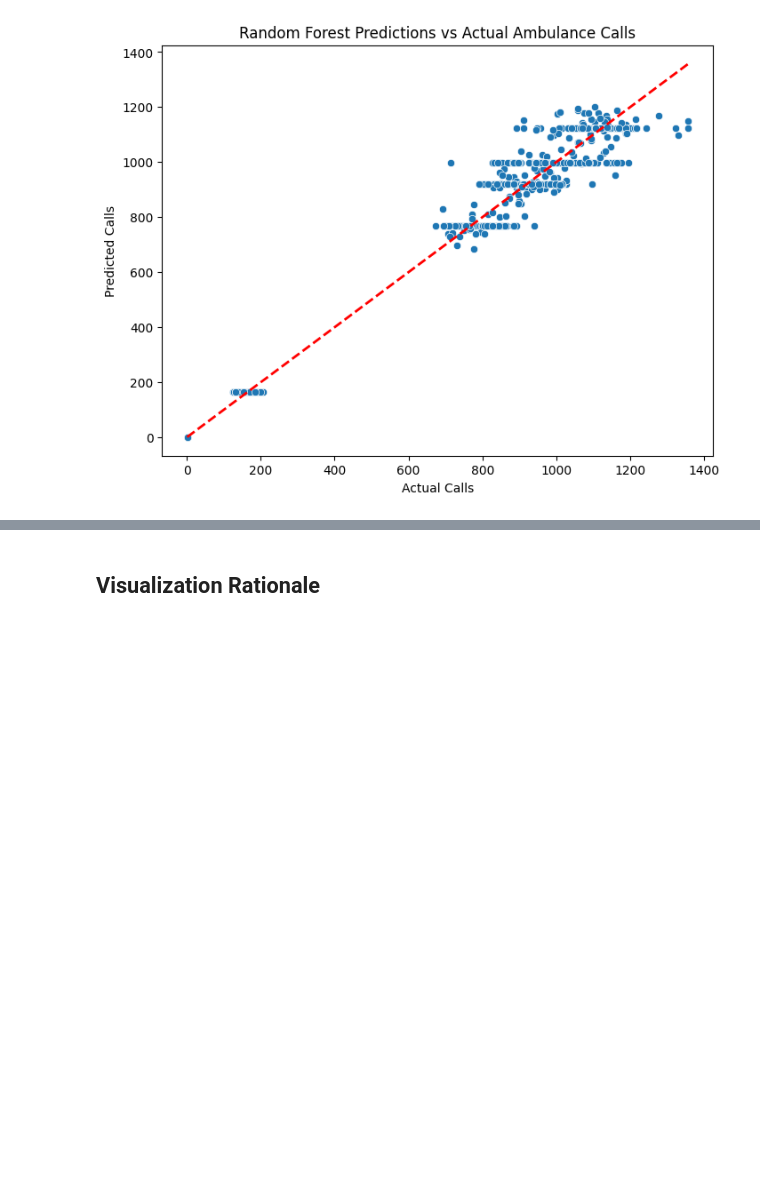
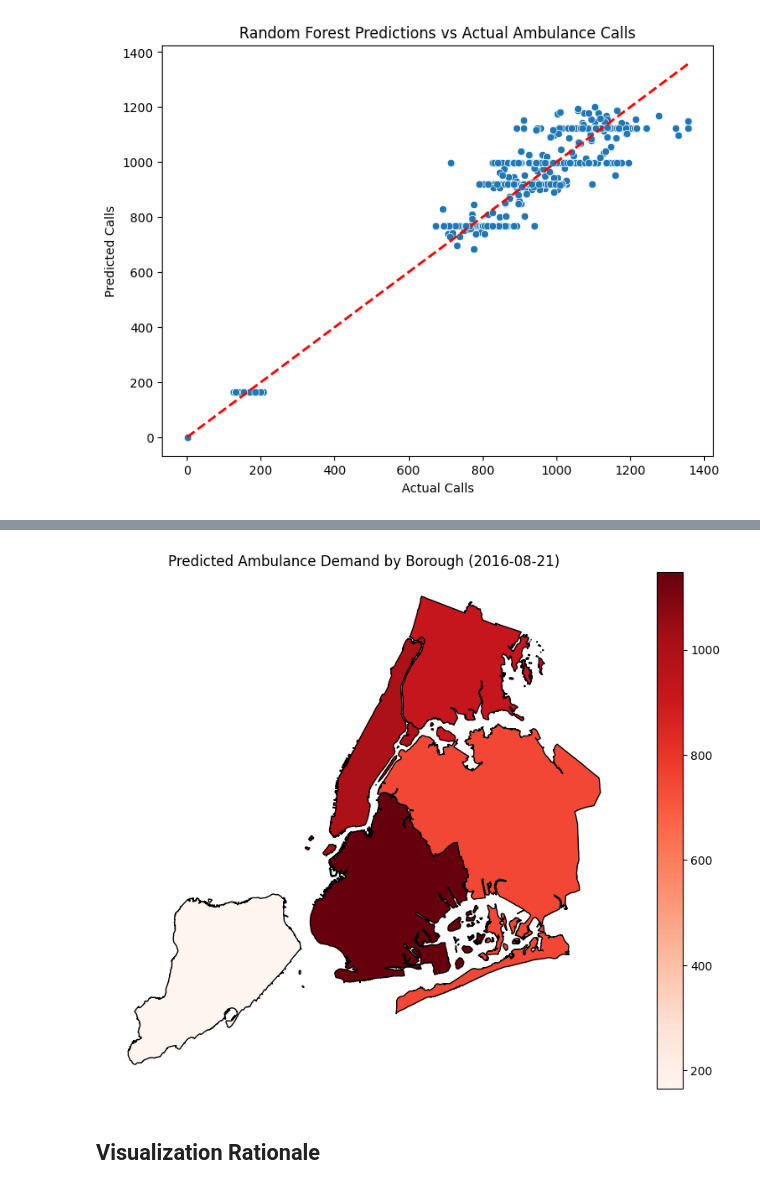
Before and after one commit to nylaup/ds4320-project1, a Jupyter notebook: new.ipynb, the cells around one changed output, grey strips where cells are left out. Saved outputs shown, nothing was run; the diff lists cells and outputs as text; code cells hidden in the pictures; blank space fills up the shorter version.

Commit message:
update visual

```diff
--- a/new.ipynb
+++ b/new.ipynb
@@ -153,2 +172,50 @@ plt.show()
+# %%
+target_date = "2016-08-21"
+
+boroughs = ["MANHATTAN", "BROOKLYN", "QUEENS", "BRONX", "STATEN ISLAND"]
+
+#filter for given date
+dated_df = df[df["date"] == target_date].copy()
+
+#prepare X
+sample_X = dated_df.drop(columns=["total_calls", "date"])
+sample_X = pd.get_dummies(sample_X, columns=["borough"], drop_first=True)
+
+#fix borough names
+dated_df["borough"] = (dated_df["borough"].str.replace("RICHMOND / STATEN ISLAND", "STATEN ISLAND"))
+
+#align columns
+for col in X.columns:
+    if col not in sample_X.columns:
+        sample_X[col] = 0
+sample_X = sample_X[X.columns]
+
+#predict
+dated_df["predicted_calls"] = model.predict(sample_X)
+
+#load map of nyc boroughs and shapes
+nyc = gpd.read_file(get_path('nybb'))
+
+#standardize borough names
+nyc["borough"] = nyc["BoroName"].str.upper()
+
+#information for each borough on given date
+merged = nyc.merge(dated_df, on="borough")
+
+fig, ax = plt.subplots(1, 1, figsize=(10, 8))
+
+merged.plot(
+    column="predicted_calls",
+    cmap="Reds",
+    legend=True,
+    edgecolor="black",
+    ax=ax
+)
+
+plt.title(f"Predicted Ambulance Demand by Borough ({target_date})")
+plt.axis("off")
+plt.show()
+# %% [output]
+[figure, added]
 # %% [markdown]
 ## Visualization Rationale
```
Also changed, not shown: parts of 5 cells of this notebook, 2 other files.
